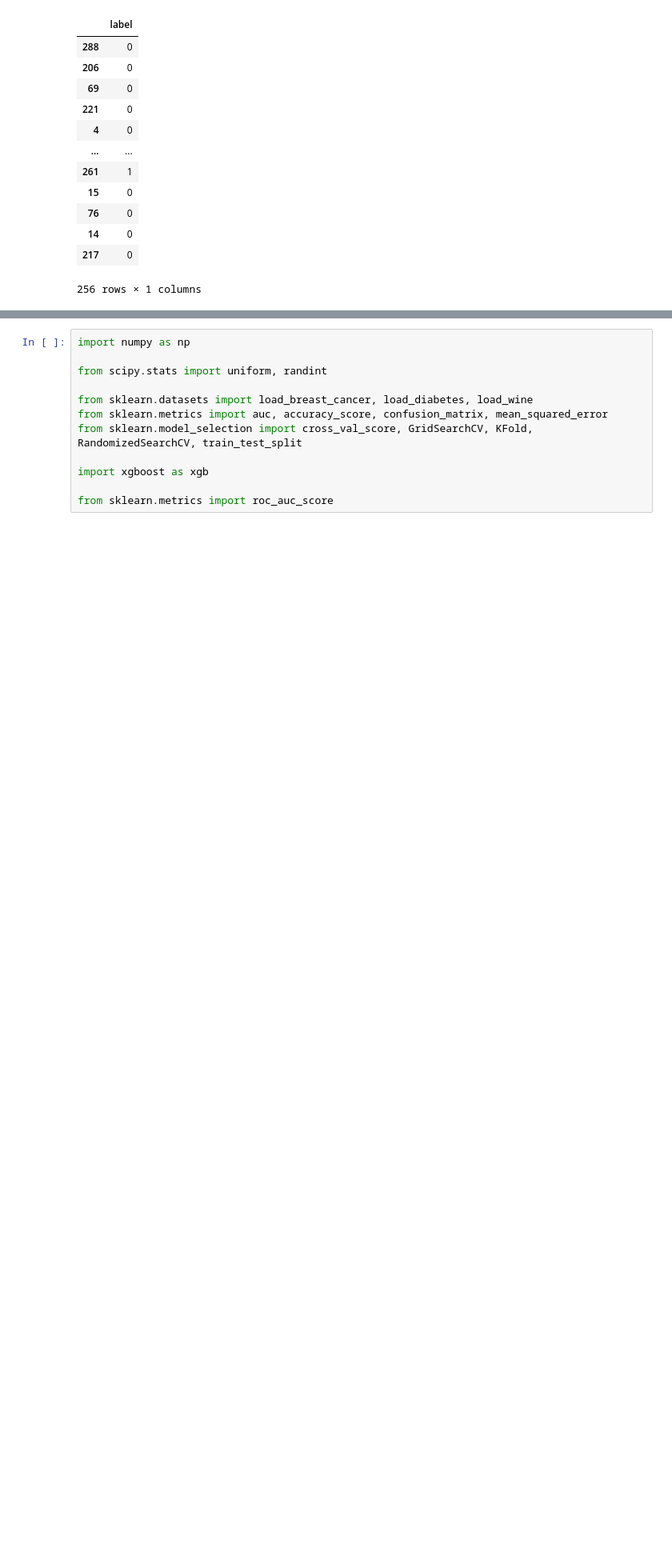
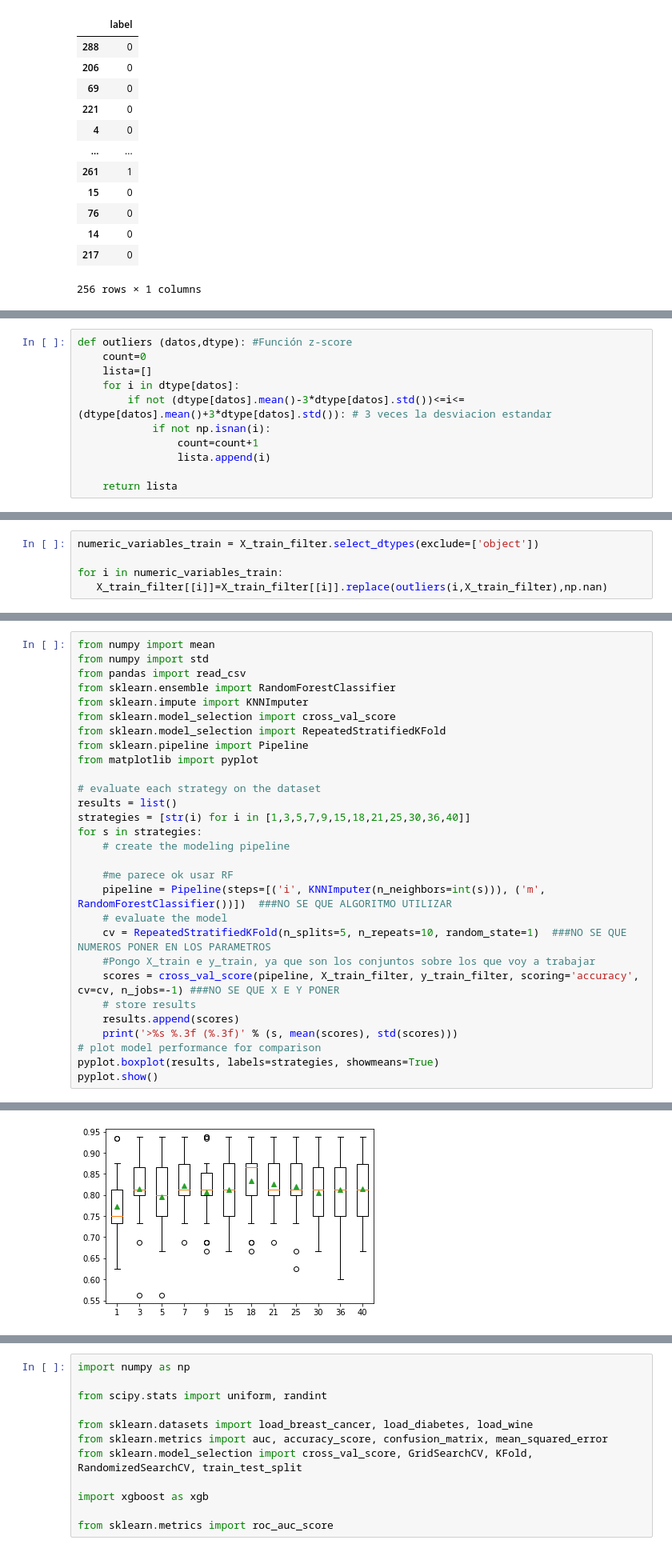
Before and after one commit to jorgealarconlucas/TFG, a Jupyter notebook: TFG.ipynb, the cells around one changed output, grey strips where cells are left out. Shown at 80% size. Drawn from its saved outputs; the diff is of its cells as text; blank space fills up the shorter version.

```diff
--- a/TFG.ipynb
+++ b/TFG.ipynb
@@ -1309,0 +1415,11 @@ y_train_frame #Tengo que filtrar para que tenga la misma dimension que X_train
+# %%
+def outliers (datos,dtype): #Función z-score
+    count=0
+    lista=[]
+    for i in dtype[datos]:
+        if not (dtype[datos].mean()-3*dtype[datos].std())<=i<=(dtype[datos].mean()+3*dtype[datos].std()): # 3 veces la desviacion estandar
+            if not np.isnan(i):
+                count=count+1
+                lista.append(i)
+
+    return lista
@@ -1309,0 +1428,5 @@ y_train_frame #Tengo que filtrar para que tenga la misma dimension que X_train
+# %%
+numeric_variables_train = X_train_filter.select_dtypes(exclude=['object'])
+
+for i in numeric_variables_train:
+   X_train_filter[[i]]=X_train_filter[[i]].replace(outliers(i,X_train_filter),np.nan)
@@ -1311,0 +1457,30 @@ y_train_frame #Tengo que filtrar para que tenga la misma dimension que X_train
+# %%
+from numpy import mean
+from numpy import std
+from pandas import read_csv
+from sklearn.ensemble import RandomForestClassifier
+from sklearn.impute import KNNImputer
+from sklearn.model_selection import cross_val_score
+from sklearn.model_selection import RepeatedStratifiedKFold
+from sklearn.pipeline import Pipeline
+from matplotlib import pyplot
+
+# evaluate each strategy on the dataset
+results = list()
+strategies = [str(i) for i in [1,3,5,7,9,15,18,21,25,30,36,40]]
+for s in strategies:
+    # create the modeling pipeline
+
+    #me parece ok usar RF
+    pipeline = Pipeline(steps=[('i', KNNImputer(n_neighbors=int(s))), ('m', RandomForestClassifier())])  ###NO SE QUE ALGORITMO UTILIZAR
+    # evaluate the model
+    cv = RepeatedStratifiedKFold(n_splits=5, n_repeats=10, random_state=1)  ###NO SE QUE NUMEROS PONER EN LOS PARAMETROS
+    #Pongo X_train e y_train, ya que son los conjuntos sobre los que voy a trabajar
+    scores = cross_val_score(pipeline, X_train_filter, y_train_filter, scoring='accuracy', cv=cv, n_jobs=-1) ###NO SE QUE X E Y PONER
+    # store results
+    results.append(scores)
+    print('>%s %.3f (%.3f)' % (s, mean(scores), std(scores)))
+# plot model performance for comparison
+pyplot.boxplot(results, labels=strategies, showmeans=True)
+pyplot.show()
+# %% [output]
@@ -1311,0 +1499 @@ y_train_frame #Tengo que filtrar para que tenga la misma dimension que X_train
+[figure, added]
```
Also changed, not shown: parts of 51 cells of this notebook.
